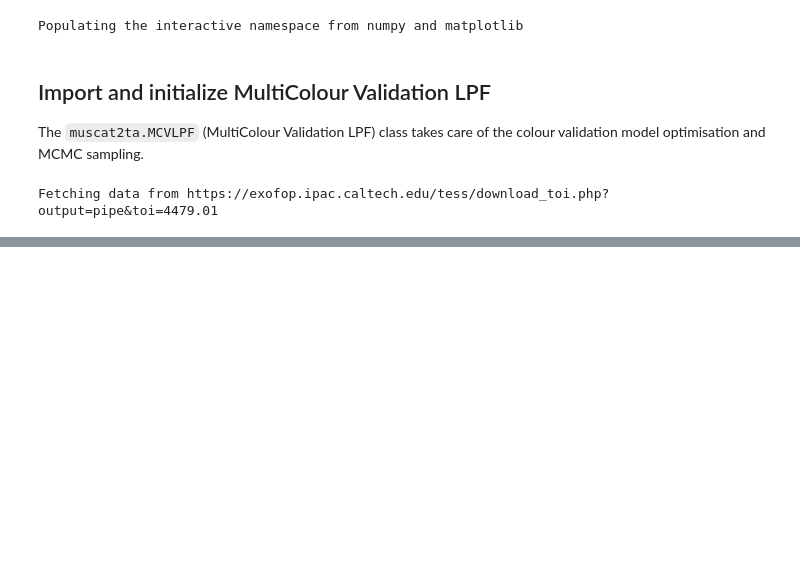
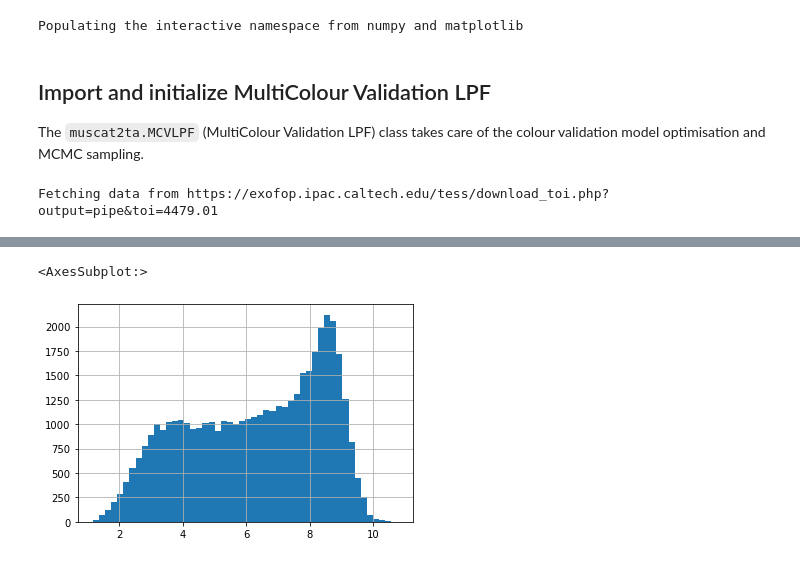
Before and after one commit to hpparvi/mcv, a Jupyter notebook: examples/toi-4479.01/validation.ipynb, the cells around one changed output, grey strips where cells are left out. Saved outputs shown, nothing was run; the diff lists cells and outputs as text; code cells hidden in the pictures; blank space fills up the shorter version.

```diff
--- a/examples/toi-4479.01/validation.ipynb
+++ b/examples/toi-4479.01/validation.ipynb
@@ -62,0 +66,5 @@ lpf.plot_joint_marginals();
+# %%
+df.rho.hist(bins=50)
+# %% [output]
+<AxesSubplot:>
+[figure, added]
```
Also changed, not shown: parts of 13 cells of this notebook.
